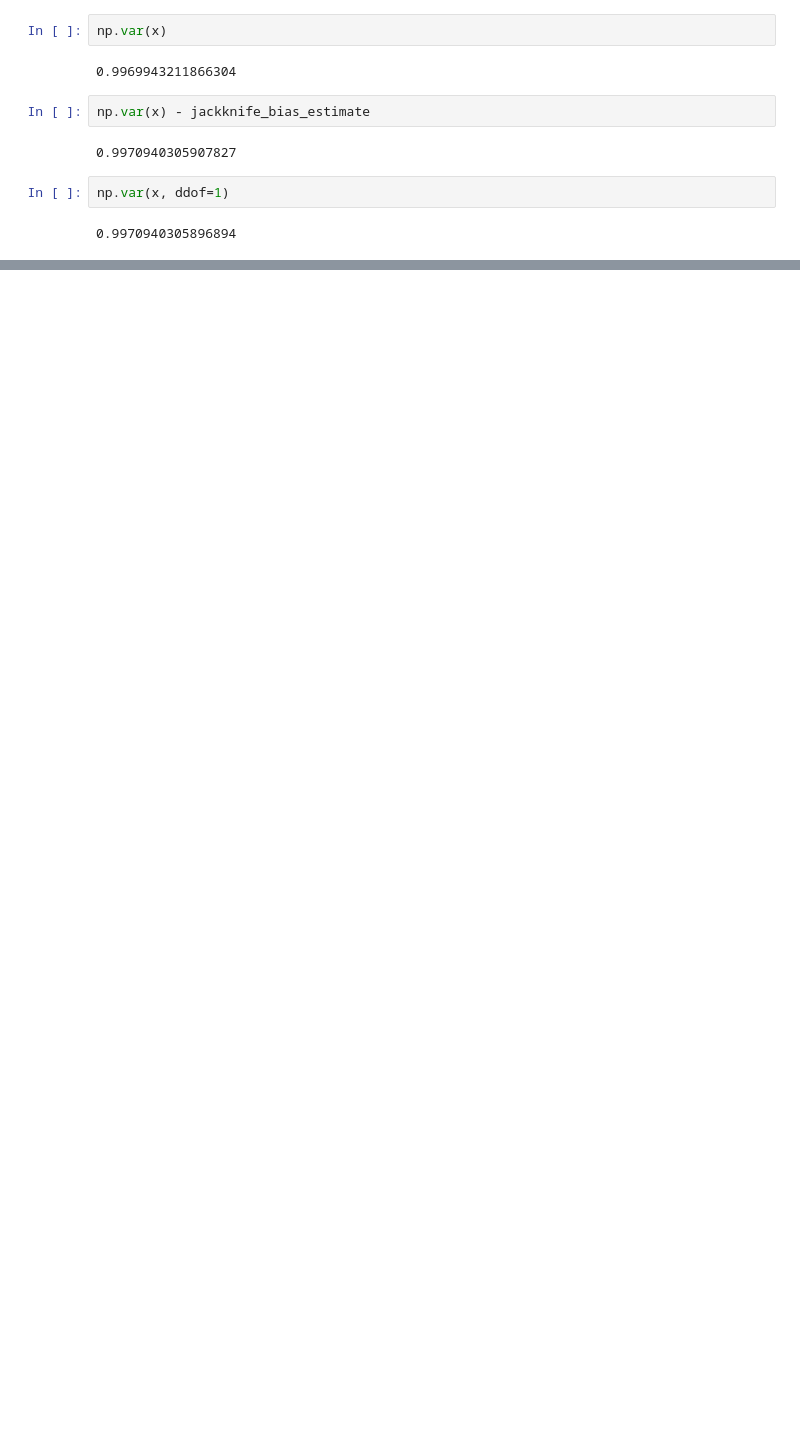
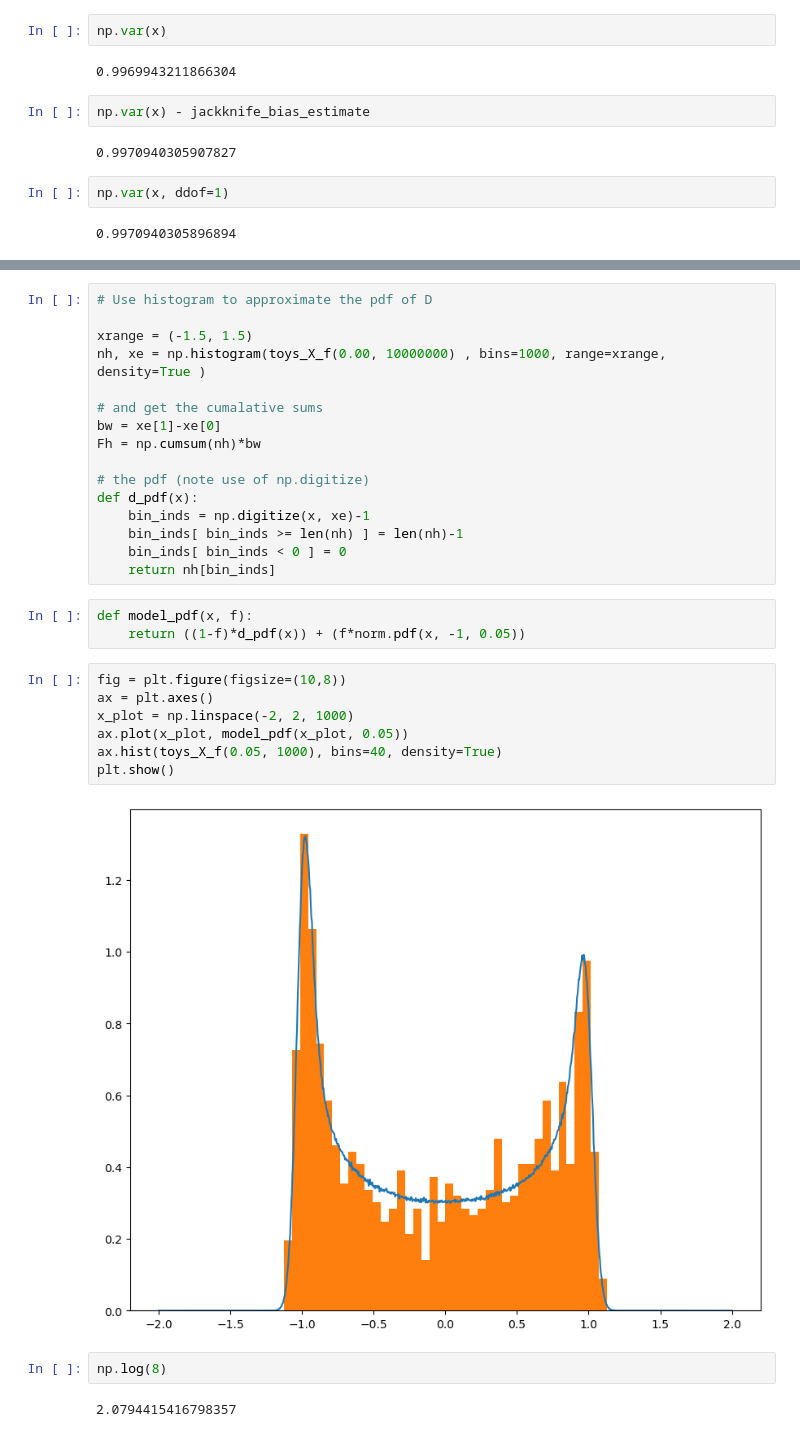
Before and after one commit to james-hughes1/mphildis-coursework, a Jupyter notebook: principles-of-data-science/Examples4.ipynb, the cells around one changed output, grey strips where cells are left out. Cells and saved outputs as stored; diff of their text form; blank space fills up the shorter version.

```diff
--- a/principles-of-data-science/Examples4.ipynb
+++ b/principles-of-data-science/Examples4.ipynb
@@ -42,0 +75,32 @@ np.var(x, ddof=1)
+# %%
+# Use histogram to approximate the pdf of D
+
+xrange = (-1.5, 1.5)
+nh, xe = np.histogram(toys_X_f(0.00, 10000000) , bins=1000, range=xrange, density=True )
+
+# and get the cumalative sums
+bw = xe[1]-xe[0]
+Fh = np.cumsum(nh)*bw
+
+# the pdf (note use of np.digitize)
+def d_pdf(x):
+    bin_inds = np.digitize(x, xe)-1
+    bin_inds[ bin_inds >= len(nh) ] = len(nh)-1
+    bin_inds[ bin_inds < 0 ] = 0
+    return nh[bin_inds]
+# %%
+def model_pdf(x, f):
+    return ((1-f)*d_pdf(x)) + (f*norm.pdf(x, -1, 0.05))
+# %%
+fig = plt.figure(figsize=(10,8))
+ax = plt.axes()
+x_plot = np.linspace(-2, 2, 1000)
+ax.plot(x_plot, model_pdf(x_plot, 0.05))
+ax.hist(toys_X_f(0.05, 1000), bins=40, density=True)
+plt.show()
+# %% [output]
+[figure, added]
+# %%
+np.log(8)
+# %% [output]
+2.0794415416798357
```
Also changed, not shown: parts of 20 cells of this notebook, 5 other files.
